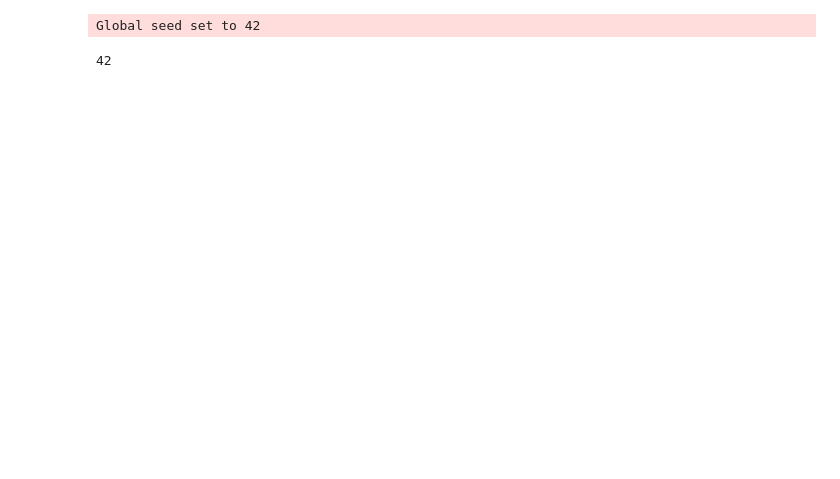
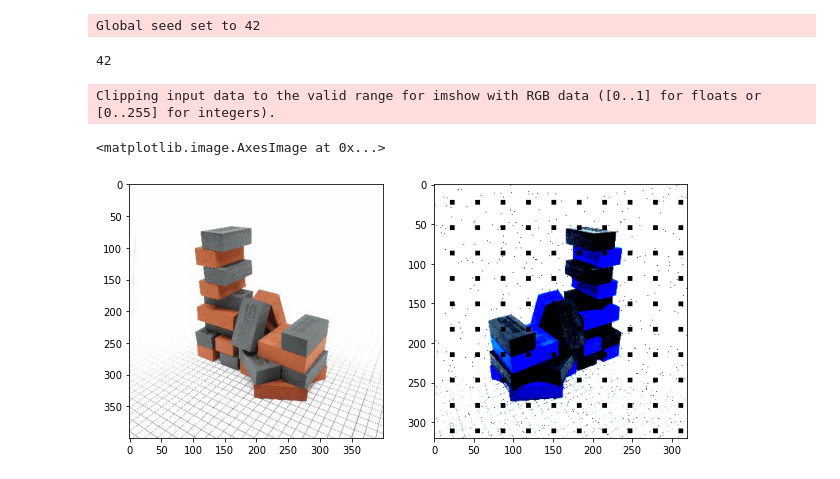
Before and after one commit to LEEHM97/4DBlock_classification, a Jupyter notebook: Preprocessing.ipynb, the cells around one changed output. Cells and saved outputs as stored; diff of their text form; code cells hidden in the pictures; blank space fills up the shorter version.

```diff
--- a/Preprocessing.ipynb
+++ b/Preprocessing.ipynb
@@ -41,5 +41,12 @@ Global seed set to 42
 # %%
 device = torch.device('cuda') if torch.cuda.is_available() else torch.device('cpu')
 # %%
-train = pd.read_csv('./Data/train_label.csv')
-val = pd.read_csv('./Data/val_label.csv')
+PROJECT_DIR = './Data'
+os.chdir(PROJECT_DIR)
+
+train = pd.read_csv('./train_label.csv')
+val = pd.read_csv('./val_label.csv')
+test = pd.read_csv('./test.csv')
+# %%
+def get_labels(df):
+    return df.iloc[:, 2:].values
@@ -45,0 +76,33 @@ val = pd.read_csv('./Data/val_label.csv')
+# %%
+train_transform = A.Compose([
+                            A.Normalize(mean=(0.485, 0.456, 0.406), std=(0.229, 0.224, 0.225), max_pixel_value=255.0, always_apply=False, p=1.0),
+                            A.Resize(320, 320),
+                            A.HorizontalFlip(p=0.5),
+                            A.PixelDropout(dropout_prob=0.005, p=0.5),
+                            ToTensorV2()
+                            ])
+
+test_transform = A.Compose([
+                            A.Normalize(mean=(0.485, 0.456, 0.406), std=(0.229, 0.224, 0.225), max_pixel_value=255.0, always_apply=False, p=1.0),
+                            A.Resize(320, 320),
+                            ToTensorV2()
+                            ])
+# %%
+train_labels = get_labels(train)
+train_dataset = CustomDataset(train['img_path'].values, train_labels, train_transform)
+# %%
+img, label = train_dataset[0]
+image = cv2.imread(train.iloc[0].img_path)
+image = cv2.cvtColor(image, cv2.COLOR_BGR2RGB)
+
+plt.figure(figsize=(10,6))
+
+plt.subplot(1, 2, 1)
+plt.imshow(image)
+
+plt.subplot(1,2,2)
+plt.imshow(img.permute(1,2,0))
+# %% [output]
+Clipping input data to the valid range for imshow with RGB data ([0..1] for floats or [0..255] for integers).
+<matplotlib.image.AxesImage at 0x...>
+[figure, added]
```
Also changed, not shown: parts of 4 cells of this notebook.
